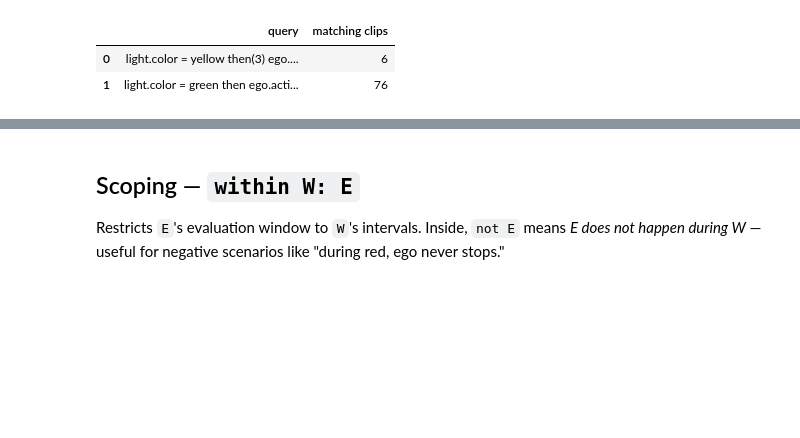
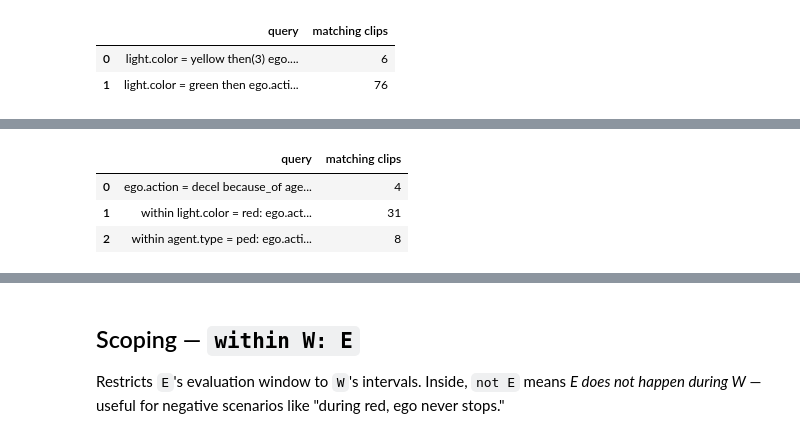
Before and after one commit to nv-tlabs/cascade-devkit, a Jupyter notebook: notebooks/02_query_dsl_tour.ipynb, the cells around one changed output, grey strips where cells are left out. Drawn from its saved outputs; the diff is of its cells as text; code cells hidden in the pictures; blank space fills up the shorter version.

```diff
--- a/notebooks/02_query_dsl_tour.ipynb
+++ b/notebooks/02_query_dsl_tour.ipynb
@@ -219,0 +311,17 @@ run([
+# %%
+run([
+    # Ego decels because of ped walking AND a pedestrian is in a crosswalk —
+    # three-way enrichment (causal edge + scene predicate + environment).
+    'ego.action = decel because_of agent.action.type in ("oxd:Walk", "oxd:Run") '
+    "and agent.type = ped and env.type = crosswalk",
+    # During a red light, ego stops because of red (self-consistent annotation)
+    "within light.color = red: ego.action = stop because_of light.color = red",
+    # During a ped-present window, ego decels because of any agent action
+    "within agent.type = ped: ego.action = decel because_of "
+    'agent.action.type in ("oxd:Walk", "oxd:Run", fst:Stop, fst:DrivingInLane)',
+])
+# %% [output]
+|  | query | matching clips |
+| 0 | ego.action = decel because_of age... | 4 |
+| 1 | within light.color = red: ego.act... | 31 |
+| 2 | within agent.type = ped: ego.acti... | 8 |
```
Also changed, not shown: parts of 10 cells of this notebook, 2 other files.
